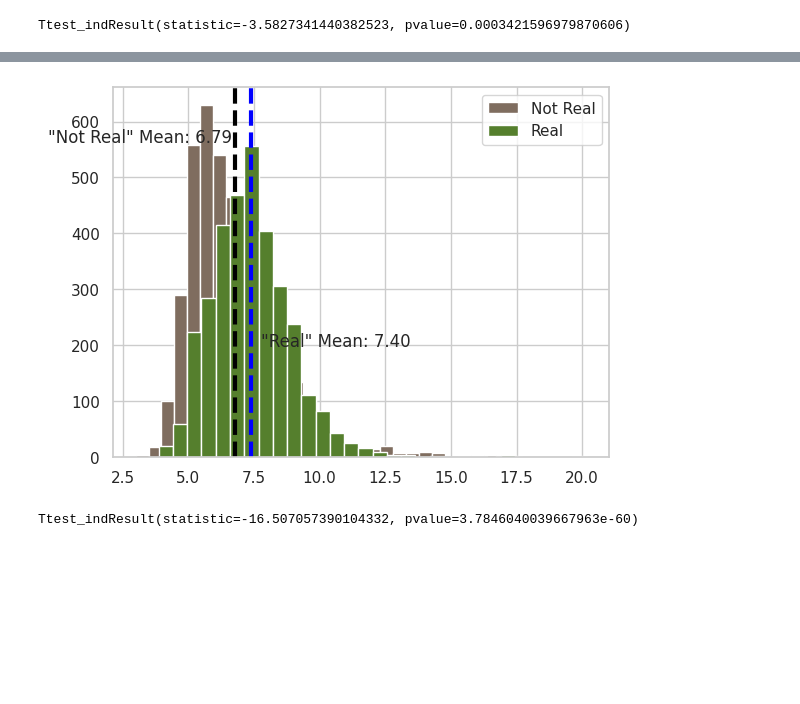
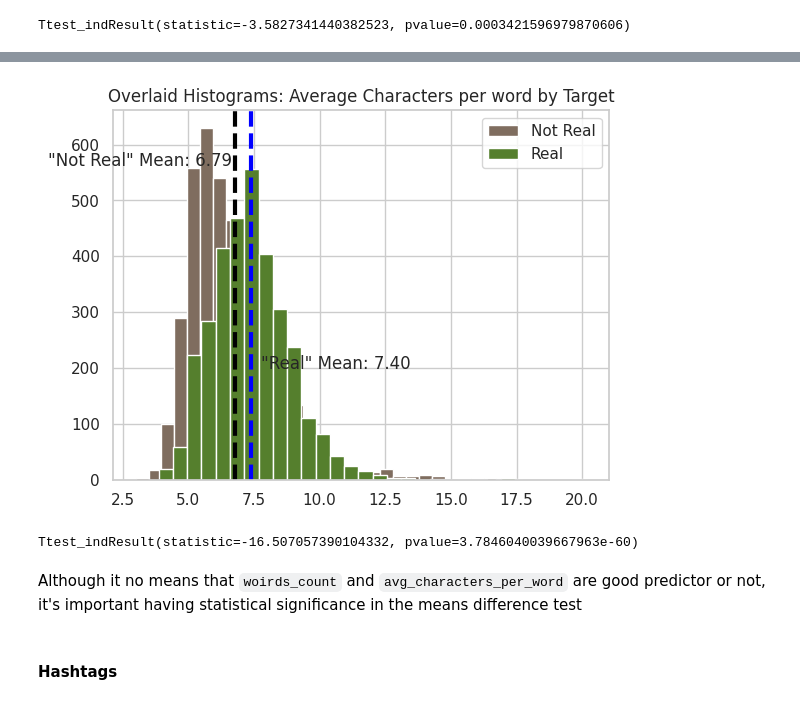
Before and after one commit to Ignacio-Ibarra/NLP-Disasters, a Jupyter notebook: tp1_nlp_disasters.ipynb, the cells around one changed output, grey strips where cells are left out. Drawn from its saved outputs; the diff is of its cells as text; code cells hidden in the pictures; blank space fills up the shorter version.

```diff
--- a/tp1_nlp_disasters.ipynb
+++ b/tp1_nlp_disasters.ipynb
@@ -444,28 +549,34 @@ Ttest_indResult(statistic=-3.5827341440382523, pvalue=0.0003421596979870606)
 # %%
-#Number of character per word.
 df['avg_characters_per_word']=df['tweet_len']/df['words_count']
 
 #Plotting both hist together
 plt.hist(df[df['target']==0]['avg_characters_per_word'], color='#7f6d5f', label='Not Real', bins=30)
 plt.hist(df[df['target']==1]['avg_characters_per_word'], color='#557f2d', label='Real', bins=30)
 
 #plotting avg lines.
 plt.axvline(df[df['target']==0]['avg_characters_per_word'].mean(), color='black', linestyle='dashed', linewidth=3)
 plt.axvline(df[df['target']==1]['avg_characters_per_word'].mean(), color='blue', linestyle='dashed', linewidth=3)
 
 #Plotting text
 min_ylim, max_ylim = plt.ylim()
 plt.text(df[df['target']==0]['avg_characters_per_word'].mean()*(-0.05), max_ylim*0.85,\
          '"Not Real" Mean: {:.2f}'.format(df[df['target']==0]['avg_characters_per_word'].mean()))
 plt.text(df[df['target']==1]['avg_characters_per_word'].mean()*1.05, max_ylim*0.3, \
          '"Real" Mean: {:.2f}'.format(df[df['target']==1]['avg_characters_per_word'].mean()))
 
+plt.title('Overlaid Histograms: Average Characters per word by Target')
+
+
 plt.legend()
 plt.show()
 # %% [output]
-[figure, old version]
+[figure, new version]
 # %%
 #T-test for avg_characters_per_word
 stats.ttest_ind(df[df['target']==0]['avg_characters_per_word'],df[df['target']==1]['avg_characters_per_word'],equal_var=False)
 # %% [output]
 Ttest_indResult(statistic=-16.507057390104332, pvalue=3.7846040039667963e-60)
+# %% [markdown]
+Although it no means that `woirds_count` and `avg_characters_per_word` are good predictor or not, it's important having statistical significance in the means difference test
+# %% [markdown]
+#### Hashtags
```
Also changed, not shown: parts of 48 cells of this notebook.
